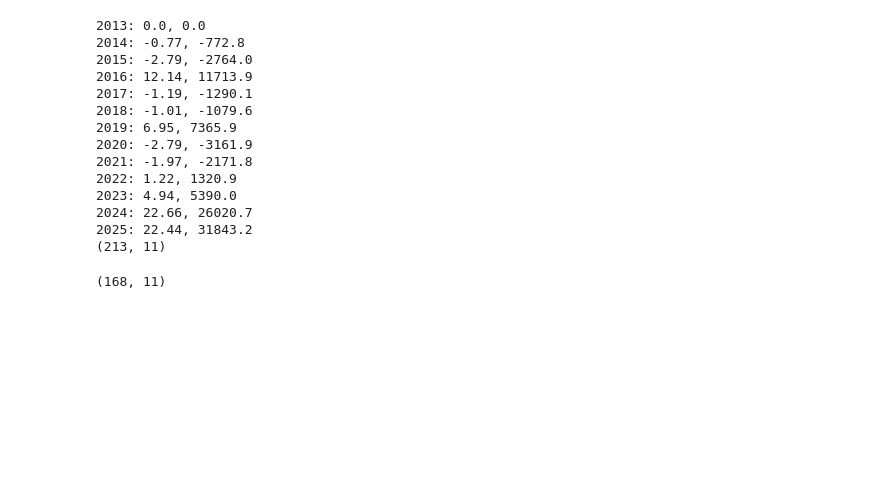
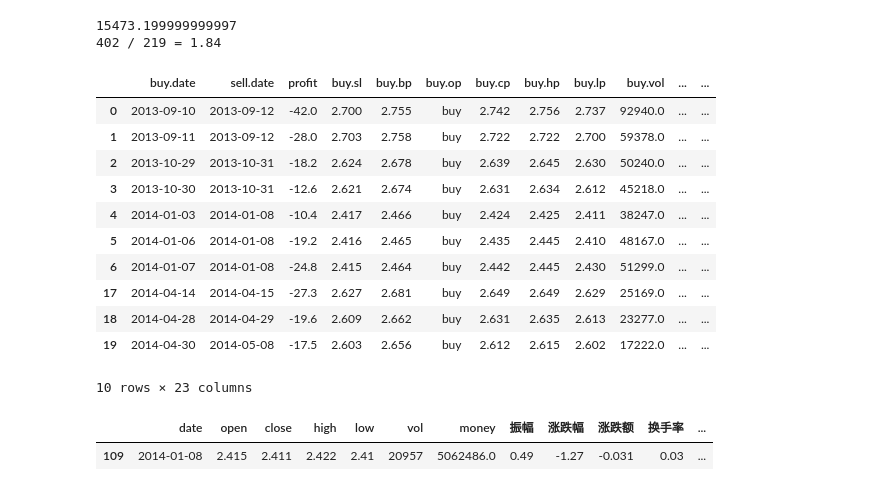
Before and after one commit to sbwkl/my-quant, a Jupyter notebook: em/bool-1d.ipynb, the cells around one changed output. Drawn from its saved outputs; the diff is of its cells as text; code cells hidden in the pictures; blank space fills up the shorter version.

```diff
--- a/em/bool-1d.ipynb
+++ b/em/bool-1d.ipynb
@@ -239,13 +7,0 @@ def load_his_price():
-# %%
-def load_boll_data(n, k):
-    boll_raw = ak.fund_etf_hist_em(symbol="518880", period="daily", start_date="20130729", end_date="20250428", adjust="")
-
-    boll_raw['std'] = boll_raw['收盘'].rolling(window=n).std(ddof=1).round(3)
-    boll_raw['MID'] = boll_raw['收盘'].rolling(window=n).mean().round(3)
-    boll_raw['UP']  = boll_raw['MID'] + k * boll_raw['std']
-    boll_raw['LOW'] = boll_raw['MID'] - k * boll_raw['std']
-
-    col_mapping = {'日期': 'date', '开盘': 'open', '收盘': 'close', '最高': 'high', '最低': 'low', '成交量': 'vol', '成交额': 'money'}
-
-    boll = boll_raw.rename(columns=col_mapping)
-    return boll
@@ -295,21 +127,34 @@ report.head(20)
-# %%
-trade = trade_list[3]
-year_print(trade)
-print(trade.shape)
-trade[trade['profit'] < 0].shape
-# %% [output]
-2013: 0.0, 0.0
-2014: -0.77, -772.8
-2015: -2.79, -2764.0
-2016: 12.14, 11713.9
-2017: -1.19, -1290.1
-2018: -1.01, -1079.6
-2019: 6.95, 7365.9
-2020: -2.79, -3161.9
-2021: -1.97, -2171.8
-2022: 1.22, 1320.9
-2023: 4.94, 5390.0
-2024: 22.66, 26020.7
-2025: 22.44, 31843.2
-(213, 11)
-(168, 11)
+# %%
+trades = pd.json_normalize(portfolio_list[0].trades)
+trades['profit'] = trades['sell.money'] - trades['buy.money']
+
+trades.to_csv('data/trades.csv')
+print(trades['profit'].sum())
+
+net_worth = pd.json_normalize(portfolio_list[0].net_worth_his)
+net_worth.to_csv('data/net_worth.csv')
+
+pos = len(trades[trades['profit'] > 0])
+neg = len(trades[trades['profit'] <= 0])
+
+print(f'{neg} / {pos} = {(neg / pos):.2f}')
+
+trades.insert(1, 'profit', trades.pop('profit'))
+trades.insert(1, 'sell.date', trades.pop('sell.date'))
+
+trades[trades['profit'] <= 0][:10]
+# %% [output]
+15473.199999999997
+402 / 219 = 1.84
+|  | buy.date | sell.date | profit | buy.sl | buy.bp | buy.op | buy.cp | buy.hp | buy.lp | buy.vol | ... | ... |
+| 0 | 2013-09-10 | 2013-09-12 | -42.0 | 2.700 | 2.755 | buy | 2.742 | 2.756 | 2.737 | 92940.0 | ... | ... |
+| 1 | 2013-09-11 | 2013-09-12 | -28.0 | 2.703 | 2.758 | buy | 2.722 | 2.722 | 2.700 | 59378.0 | ... | ... |
+| 2 | 2013-10-29 | 2013-10-31 | -18.2 | 2.624 | 2.678 | buy | 2.639 | 2.645 | 2.630 | 50240.0 | ... | ... |
+| 3 | 2013-10-30 | 2013-10-31 | -12.6 | 2.621 | 2.674 | buy | 2.631 | 2.634 | 2.612 | 45218.0 | ... | ... |
+| 4 | 2014-01-03 | 2014-01-08 | -10.4 | 2.417 | 2.466 | buy | 2.424 | 2.425 | 2.411 | 38247.0 | ... | ... |
+| 5 | 2014-01-06 | 2014-01-08 | -19.2 | 2.416 | 2.465 | buy | 2.435 | 2.445 | 2.410 | 48167.0 | ... | ... |
+| 6 | 2014-01-07 | 2014-01-08 | -24.8 | 2.415 | 2.464 | buy | 2.442 | 2.445 | 2.430 | 51299.0 | ... | ... |
+| 17 | 2014-04-14 | 2014-04-15 | -27.3 | 2.627 | 2.681 | buy | 2.649 | 2.649 | 2.629 | 25169.0 | ... | ... |
+| 18 | 2014-04-28 | 2014-04-29 | -19.6 | 2.609 | 2.662 | buy | 2.631 | 2.635 | 2.613 | 23277.0 | ... | ... |
+| 19 | 2014-04-30 | 2014-05-08 | -17.5 | 2.603 | 2.656 | buy | 2.612 | 2.615 | 2.602 | 17222.0 | ... | ... |
+10 rows × 23 columns
@@ -315,0 +183,10 @@ trade[trade['profit'] < 0].shape
+# %%
+boll_args = ('518880', '20130729', '20250501', 'daily', *nk)
+his_args  = ('518880', '20130729', '20250501', 'daily')
+data = BollData(boll_args, his_args)
+
+dd = data.load_boll_data()
+dd[dd['date'] == '2014-01-08']
+# %% [output]
+|  | date | open | close | high | low | vol | money | 振幅 | 涨跌幅 | 涨跌额 | 换手率 | ... |
+| 109 | 2014-01-08 | 2.415 | 2.411 | 2.422 | 2.41 | 20957 | 5062486.0 | 0.49 | -1.27 | -0.031 | 0.03 | ... |
```
Also changed, not shown: parts of 12 cells of this notebook, 1 other file.
